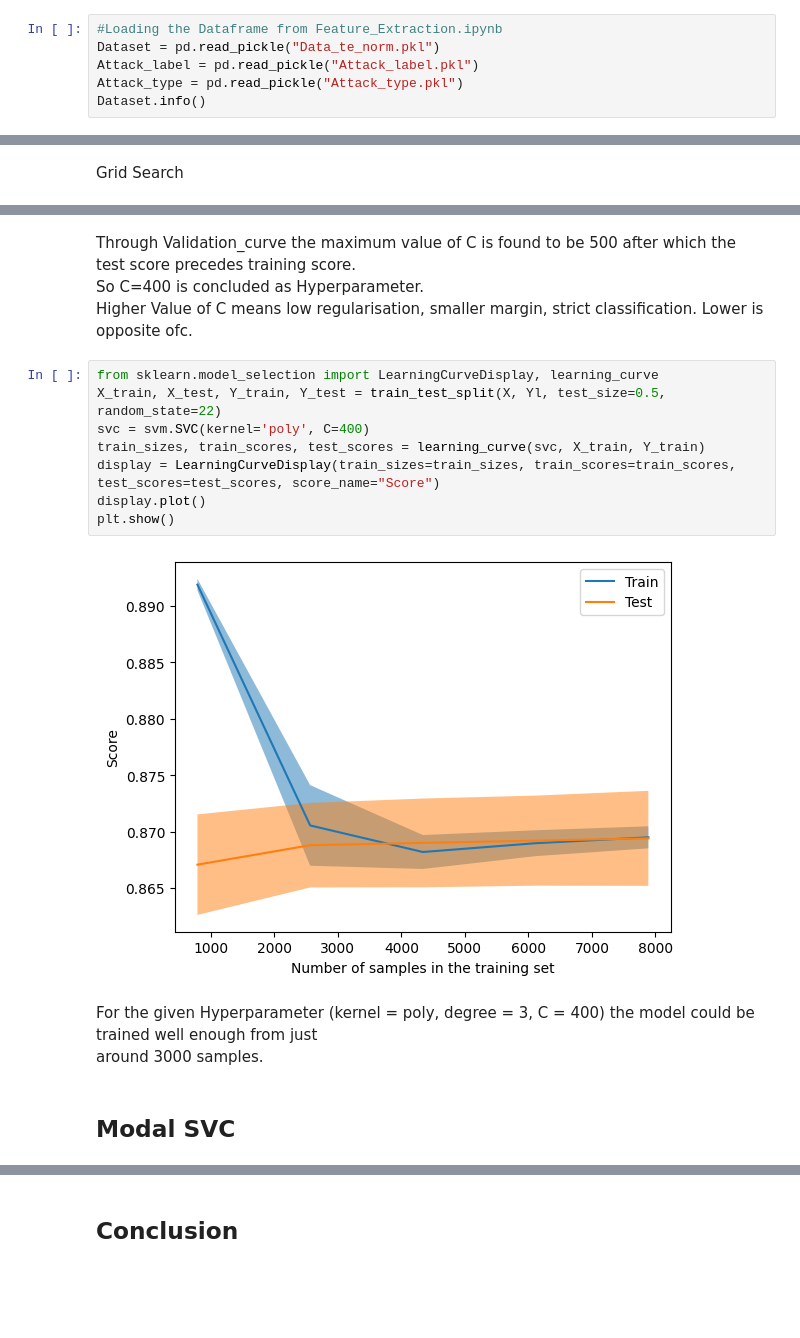
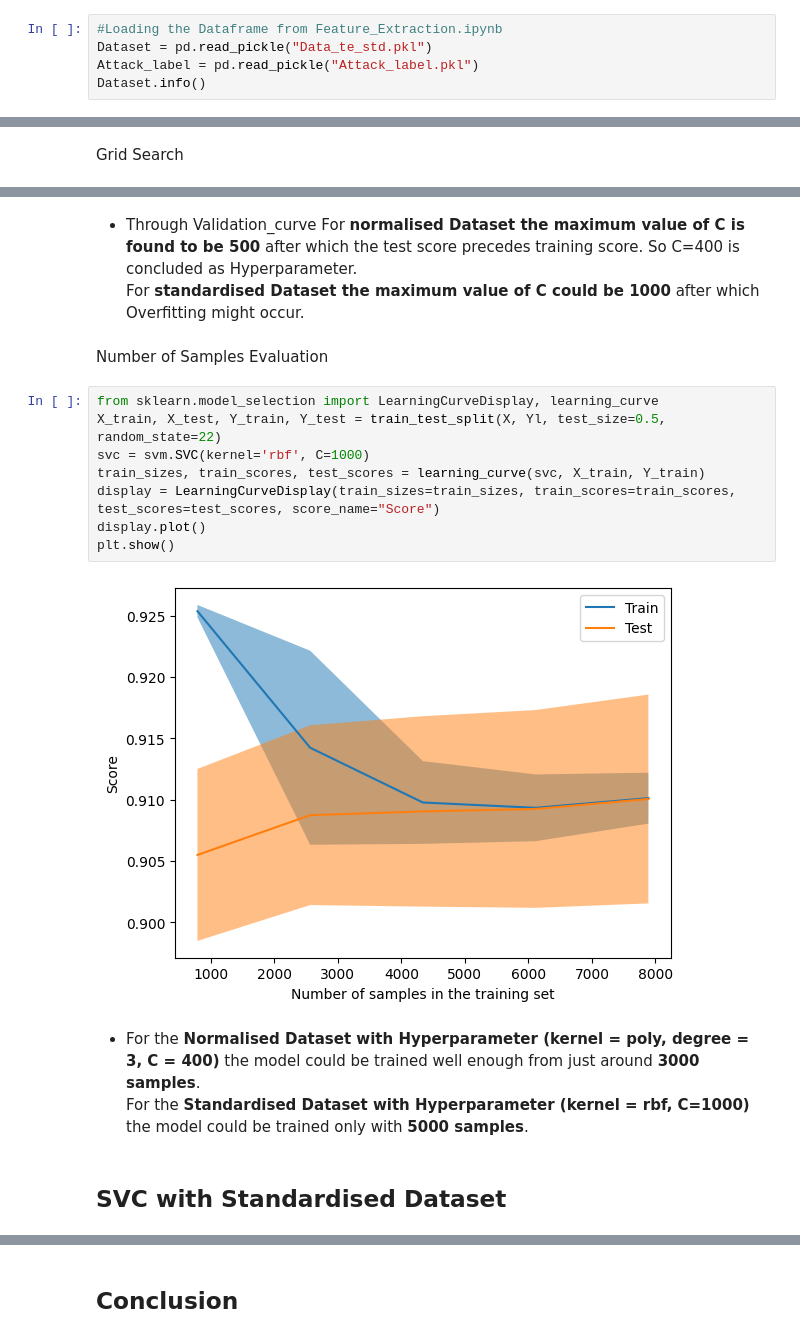
Before and after one commit to Harish-Projects/Bachelorarbeit, a Jupyter notebook: SVM.ipynb, the cells around one changed output, grey strips where cells are left out. Saved outputs shown, nothing was run; the diff lists cells and outputs as text; blank space fills up the shorter version.

```diff
--- a/SVM.ipynb
+++ b/SVM.ipynb
@@ -17,9 +17,8 @@ import numpy as np
 import pandas as pd
 # %%
 #Loading the Dataframe from Feature_Extraction.ipynb
-Dataset = pd.read_pickle("Data_te_norm.pkl")
+Dataset = pd.read_pickle("Data_te_std.pkl")
 Attack_label = pd.read_pickle("Attack_label.pkl")
-Attack_type = pd.read_pickle("Attack_type.pkl")
 Dataset.info()
 # %% [output]
 <class 'pandas.core.frame.DataFrame'>
@@ -198,21 +162,22 @@ plt.show()
 # %% [markdown]
-Through Validation_curve the maximum value of C is found to be 500 after which the test score precedes training score.<br>
-So C=400 is concluded as Hyperparameter. <br>
-Higher Value of C means low regularisation, smaller margin, strict classification.
-Lower is opposite ofc.
+* Through Validation_curve
+For **normalised Dataset the maximum value of C is found to be 500** after which the test score precedes training score. So C=400 is concluded as Hyperparameter. <br>
+For **standardised Dataset the maximum value of C could be 1000** after which Overfitting might occur.
+# %% [markdown]
+Number of Samples Evaluation
 # %%
 from sklearn.model_selection import LearningCurveDisplay, learning_curve
 X_train, X_test, Y_train, Y_test = train_test_split(X, Yl, test_size=0.5, random_state=22)
-svc = svm.SVC(kernel='poly', C=400)
+svc = svm.SVC(kernel='rbf', C=1000)
 train_sizes, train_scores, test_scores = learning_curve(svc, X_train, Y_train)
 display = LearningCurveDisplay(train_sizes=train_sizes, train_scores=train_scores, test_scores=test_scores, score_name="Score")
 display.plot()
 plt.show()
 # %% [output]
-[figure, old version]
+[figure, new version]
 # %% [markdown]
-For the given Hyperparameter (kernel = poly, degree = 3, C = 400) the model could be trained well enough from just<br>
-around 3000 samples.
+* For the **Normalised Dataset with Hyperparameter (kernel = poly, degree = 3, C = 400)** the model could be trained well enough from just around **3000 samples**. <br>
+For the **Standardised Dataset with Hyperparameter (kernel = rbf, C=1000)** the model could be trained only with **5000 samples**.
 # %% [markdown]
-## Modal SVC
+## SVC with Standardised Dataset
 # %%
```
Also changed, not shown: parts of 54 cells of this notebook, 2 other files.
